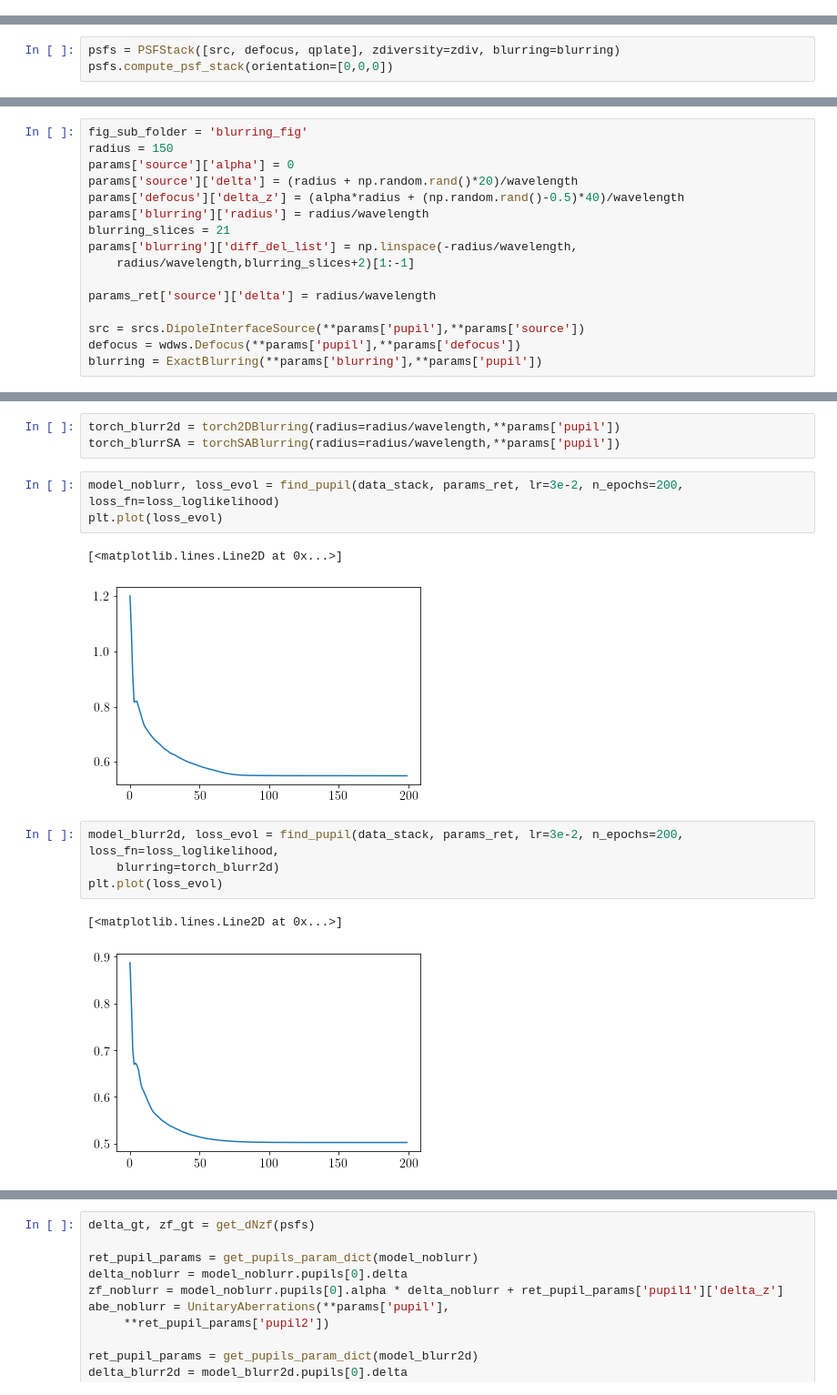
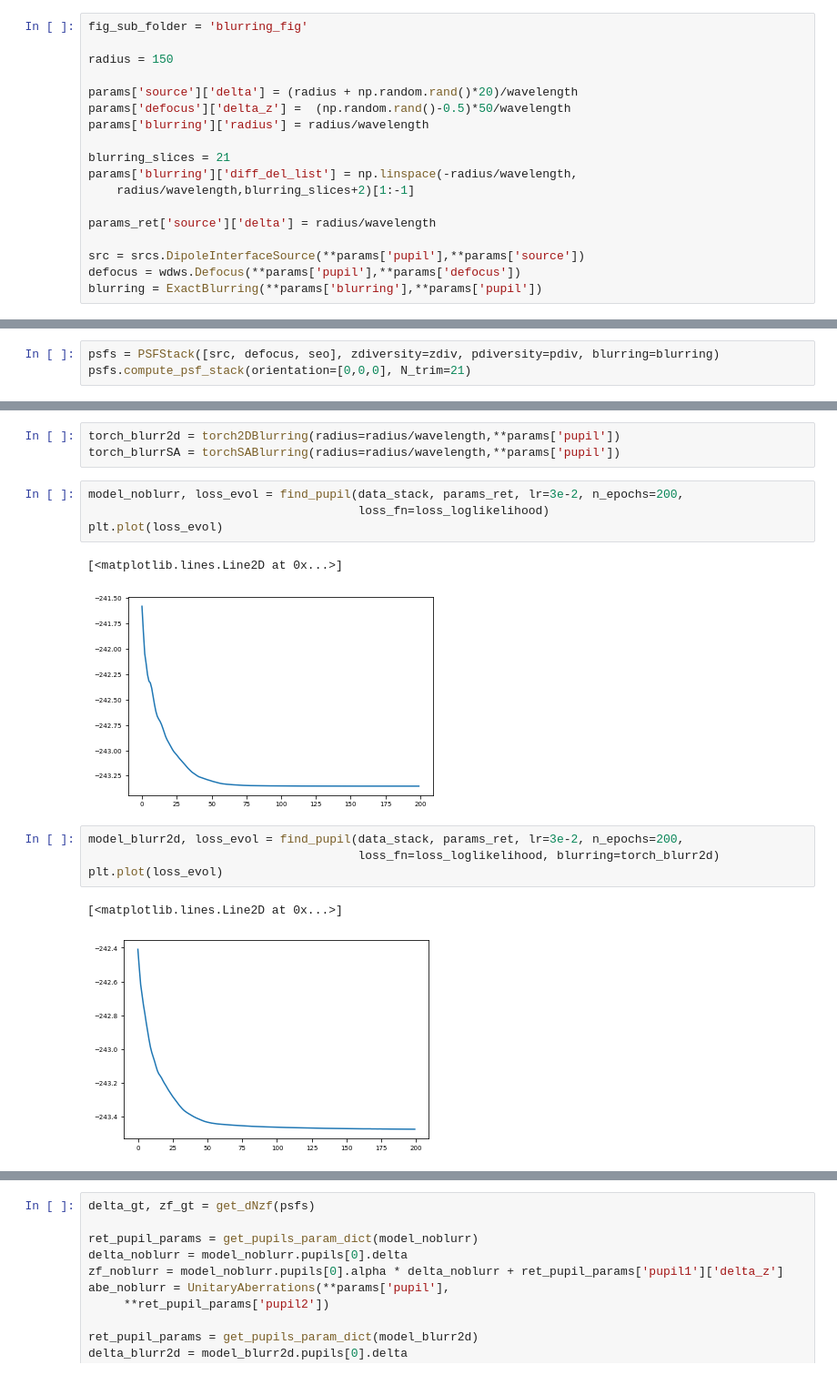
Before and after one commit to rodguti90/pyPSFstack, a Jupyter notebook: figures_article.ipynb, the cells around one changed output, grey strips where cells are left out. Shown at 91% size. Cells and saved outputs as stored; diff of their text form.

```diff
--- a/figures_article.ipynb
+++ b/figures_article.ipynb
@@ -315 +371,19 @@ plt.savefig(os.path.join(fig_folder,fig_sub_folder,'qp_stackxyz_retzp.pdf'), bbo
+# %%
+fig_sub_folder = 'blurring_fig'
+
+radius = 150
+
+params['source']['delta'] = (radius + np.random.rand()*20)/wavelength
+params['defocus']['delta_z'] =  (np.random.rand()-0.5)*50/wavelength
+params['blurring']['radius'] = radius/wavelength
+
+blurring_slices = 21
+params['blurring']['diff_del_list'] = np.linspace(-radius/wavelength,
+    radius/wavelength,blurring_slices+2)[1:-1]
+
+params_ret['source']['delta'] = radius/wavelength
+
+src = srcs.DipoleInterfaceSource(**params['pupil'],**params['source'])
+defocus = wdws.Defocus(**params['pupil'],**params['defocus'])
+blurring = ExactBlurring(**params['blurring'],**params['pupil'])
 # %%
@@ -324,3 +397,3 @@ plot_zpstack(ret_stack, N_p=8)
 # %%
-psfs = PSFStack([src, defocus, qplate], zdiversity=zdiv, blurring=blurring)
-psfs.compute_psf_stack(orientation=[0,0,0])
+psfs = PSFStack([src, defocus, seo], zdiversity=zdiv, pdiversity=pdiv, blurring=blurring)
+psfs.compute_psf_stack(orientation=[0,0,0], N_trim=21)
@@ -361,16 +399,0 @@ plt.savefig(os.path.join(fig_folder,fig_sub_folder,'qp_stackxyz_retz.pdf'), bbox
-# %%
-fig_sub_folder = 'blurring_fig'
-radius = 150
-params['source']['alpha'] = 0
-params['source']['delta'] = (radius + np.random.rand()*20)/wavelength
-params['defocus']['delta_z'] = (alpha*radius + (np.random.rand()-0.5)*40)/wavelength
-params['blurring']['radius'] = radius/wavelength
-blurring_slices = 21
-params['blurring']['diff_del_list'] = np.linspace(-radius/wavelength,
-    radius/wavelength,blurring_slices+2)[1:-1]
-
-params_ret['source']['delta'] = radius/wavelength
-
-src = srcs.DipoleInterfaceSource(**params['pupil'],**params['source'])
-defocus = wdws.Defocus(**params['pupil'],**params['defocus'])
-blurring = ExactBlurring(**params['blurring'],**params['pupil'])
@@ -387,16 +412,17 @@ plt.savefig(os.path.join(fig_folder,fig_sub_folder,'blurred_stack.pdf'), bbox_in
 torch_blurr2d = torch2DBlurring(radius=radius/wavelength,**params['pupil'])
 torch_blurrSA = torchSABlurring(radius=radius/wavelength,**params['pupil'])
 # %%
-model_noblurr, loss_evol = find_pupil(data_stack, params_ret, lr=3e-2, n_epochs=200, loss_fn=loss_loglikelihood)
+model_noblurr, loss_evol = find_pupil(data_stack, params_ret, lr=3e-2, n_epochs=200,
+                                      loss_fn=loss_loglikelihood)
 plt.plot(loss_evol)
 # %% [output]
 [<matplotlib.lines.Line2D at 0x...>]
-[figure, old version]
+[figure, new version]
 # %%
-model_blurr2d, loss_evol = find_pupil(data_stack, params_ret, lr=3e-2, n_epochs=200, loss_fn=loss_loglikelihood,
-    blurring=torch_blurr2d)
+model_blurr2d, loss_evol = find_pupil(data_stack, params_ret, lr=3e-2, n_epochs=200,
+                                      loss_fn=loss_loglikelihood, blurring=torch_blurr2d)
 plt.plot(loss_evol)
 # %% [output]
 [<matplotlib.lines.Line2D at 0x...>]
-[figure, old version]
+[figure, new version]
 # %%
```
Also changed, not shown: parts of 82 cells of this notebook.
